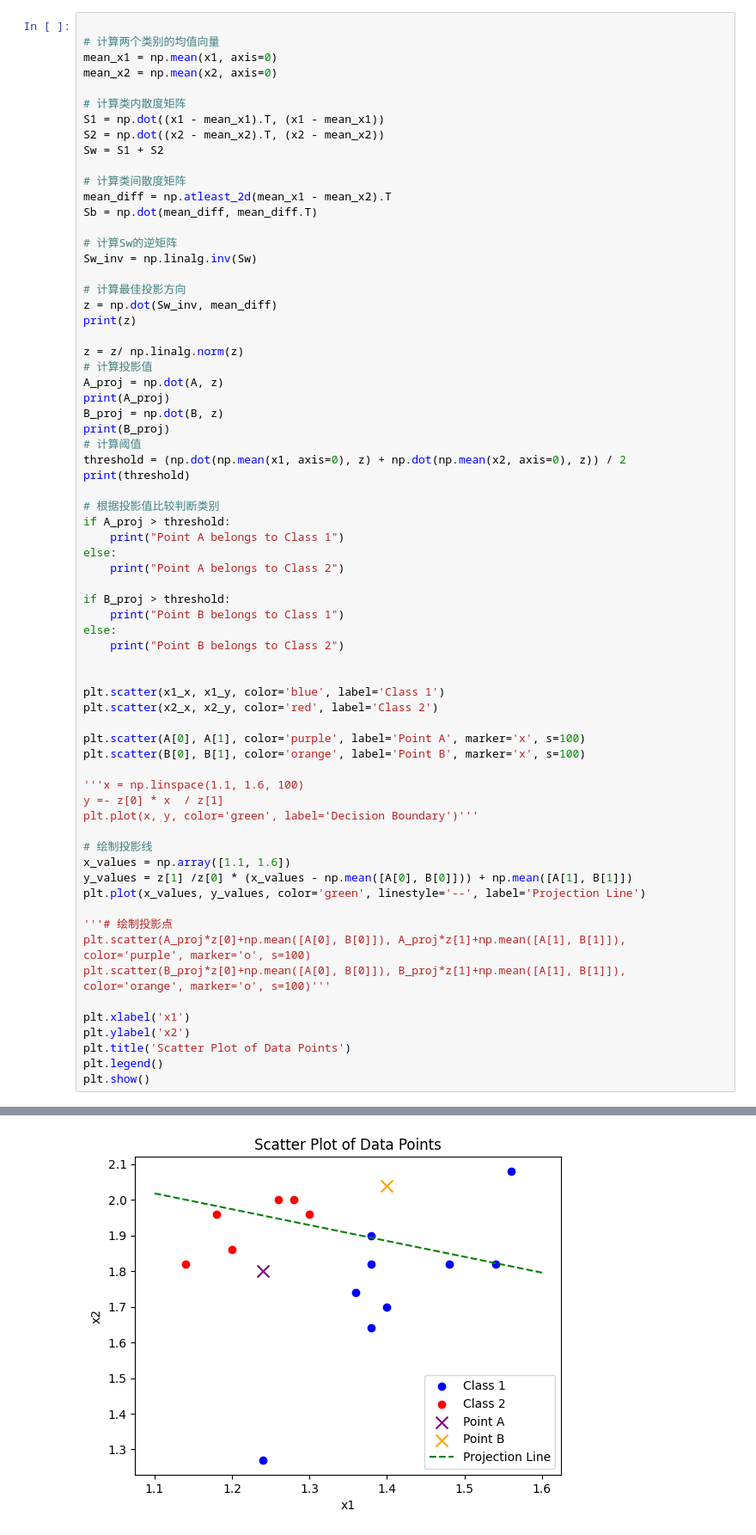
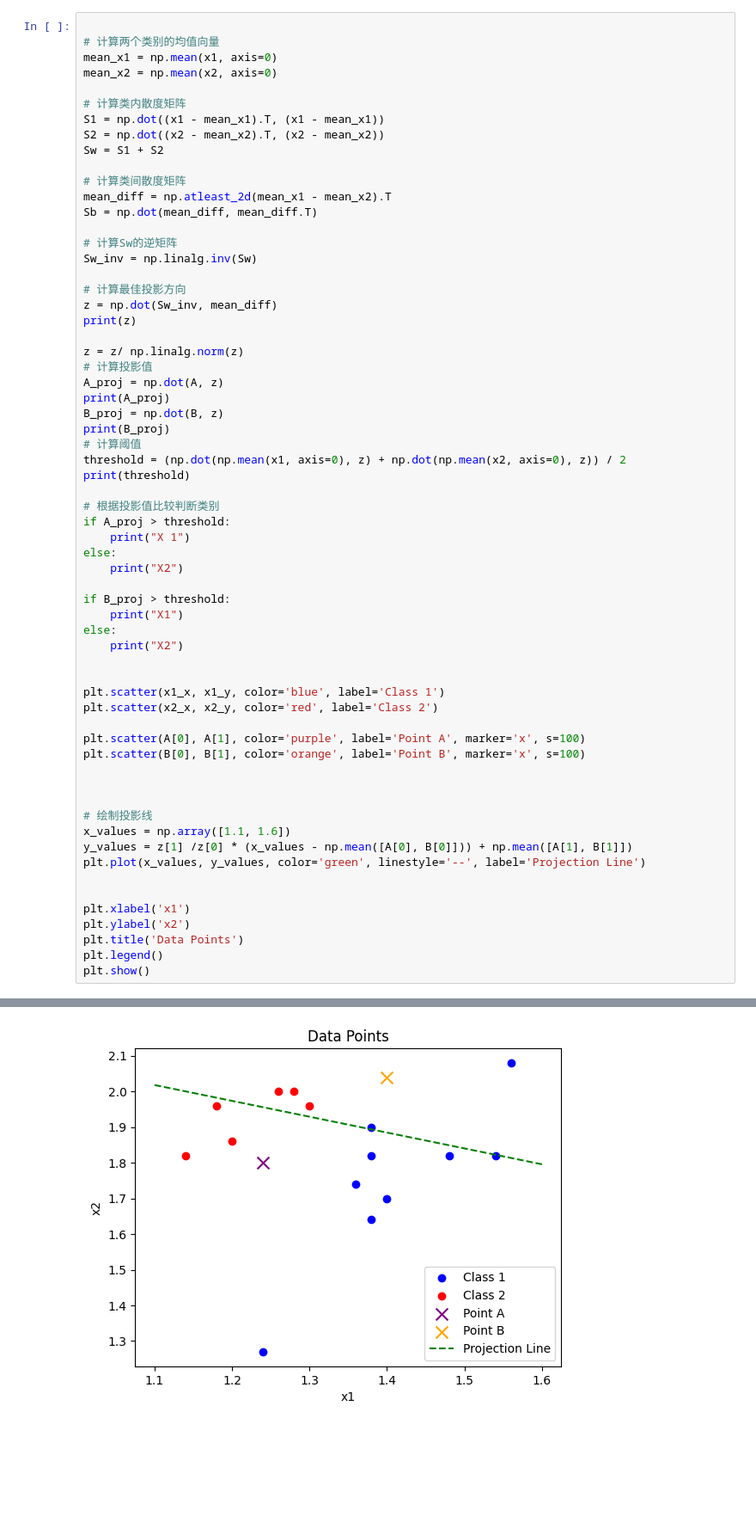
Before and after one commit to key-cho0723/MLstudying, a Jupyter notebook: ML05.2.ipynb, the cells around one changed output, grey strips where cells are left out. Shown at 86% size. Drawn from its saved outputs; the diff is of its cells as text; blank space fills up the shorter version.

```diff
--- a/ML05.2.ipynb
+++ b/ML05.2.ipynb
@@ -169,14 +170,14 @@ print(threshold)
 
 # 根据投影值比较判断类别
 if A_proj > threshold:
-    print("Point A belongs to Class 1")
+    print("X 1")
 else:
-    print("Point A belongs to Class 2")
+    print("X2")
 
 if B_proj > threshold:
-    print("Point B belongs to Class 1")
+    print("X1")
 else:
-    print("Point B belongs to Class 2")
+    print("X2")
 
 
 plt.scatter(x1_x, x1_y, color='blue', label='Class 1')
@@ -185,22 +186,17 @@ plt.scatter(x2_x, x2_y, color='red', label='Class 2')
 plt.scatter(A[0], A[1], color='purple', label='Point A', marker='x', s=100)
 plt.scatter(B[0], B[1], color='orange', label='Point B', marker='x', s=100)
 
-'''x = np.linspace(1.1, 1.6, 100)
-y =- z[0] * x  / z[1]
-plt.plot(x, y, color='green', label='Decision Boundary')'''
+
 
 # 绘制投影线
 x_values = np.array([1.1, 1.6])
 y_values = z[1] /z[0] * (x_values - np.mean([A[0], B[0]])) + np.mean([A[1], B[1]])
 plt.plot(x_values, y_values, color='green', linestyle='--', label='Projection Line')
 
-'''# 绘制投影点
-plt.scatter(A_proj*z[0]+np.mean([A[0], B[0]]), A_proj*z[1]+np.mean([A[1], B[1]]), color='purple', marker='o', s=100)
-plt.scatter(B_proj*z[0]+np.mean([A[0], B[0]]), B_proj*z[1]+np.mean([A[1], B[1]]), color='orange', marker='o', s=100)'''
 
 plt.xlabel('x1')
 plt.ylabel('x2')
-plt.title('Scatter Plot of Data Points')
+plt.title('Data Points')
 plt.legend()
 plt.show()
 # %% [output]
@@ -214 +210 @@ Point B belongs to Class 2
-[figure, old version]
+[figure, new version]
```
Also changed, not shown: parts of 4 cells of this notebook.
